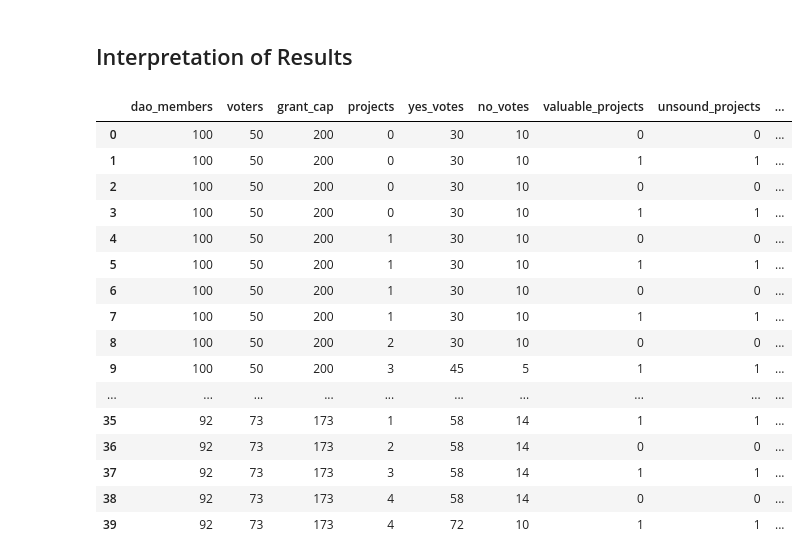
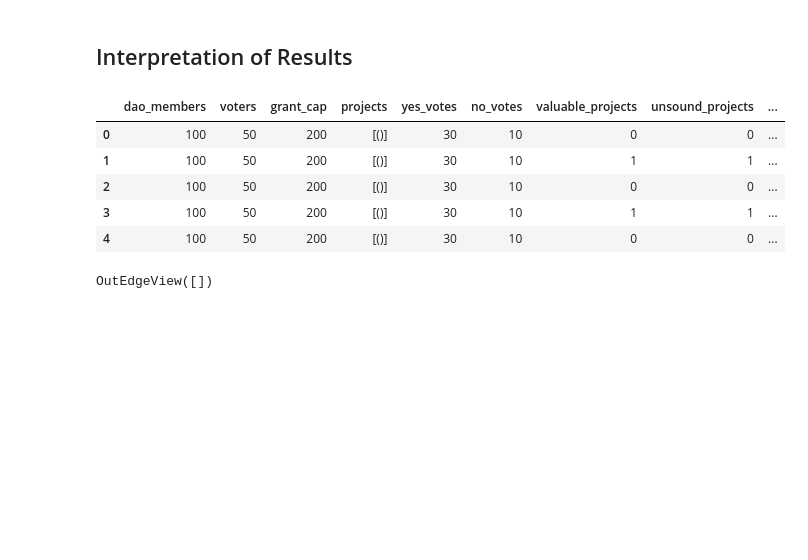
Before and after one commit to marc4gov/dao2nft, a Jupyter notebook: dao2nft.ipynb, the cells around one changed output. Drawn from its saved outputs; the diff is of its cells as text; code cells hidden in the pictures; blank space fills up the shorter version.

```diff
--- a/dao2nft.ipynb
+++ b/dao2nft.ipynb
@@ -132,25 +133,20 @@ result = experiment.run()
 # %%
 df = pd.DataFrame(result)
 # rdf = df[df['substep'] == df.substep.max()]
-df.head(40)
+df.head()
 # %% [output]
 |  | dao_members | voters | grant_cap | projects | yes_votes | no_votes | valuable_projects | unsound_projects | ... |
-| 0 | 100 | 50 | 200 | 0 | 30 | 10 | 0 | 0 | ... |
-| 1 | 100 | 50 | 200 | 0 | 30 | 10 | 1 | 1 | ... |
-| 2 | 100 | 50 | 200 | 0 | 30 | 10 | 0 | 0 | ... |
-| 3 | 100 | 50 | 200 | 0 | 30 | 10 | 1 | 1 | ... |
-| 4 | 100 | 50 | 200 | 1 | 30 | 10 | 0 | 0 | ... |
-| 5 | 100 | 50 | 200 | 1 | 30 | 10 | 1 | 1 | ... |
-| 6 | 100 | 50 | 200 | 1 | 30 | 10 | 0 | 0 | ... |
-| 7 | 100 | 50 | 200 | 1 | 30 | 10 | 1 | 1 | ... |
-| 8 | 100 | 50 | 200 | 2 | 30 | 10 | 0 | 0 | ... |
-| 9 | 100 | 50 | 200 | 3 | 45 | 5 | 1 | 1 | ... |
-| ... | ... | ... | ... | ... | ... | ... | ... | ... | ... |
-| 35 | 92 | 73 | 173 | 1 | 58 | 14 | 1 | 1 | ... |
-| 36 | 92 | 73 | 173 | 2 | 58 | 14 | 0 | 0 | ... |
-| 37 | 92 | 73 | 173 | 3 | 58 | 14 | 1 | 1 | ... |
-| 38 | 92 | 73 | 173 | 4 | 58 | 14 | 0 | 0 | ... |
-| 39 | 92 | 73 | 173 | 4 | 72 | 10 | 1 | 1 | ... |
+| 0 | 100 | 50 | 200 | [()] | 30 | 10 | 0 | 0 | ... |
+| 1 | 100 | 50 | 200 | [()] | 30 | 10 | 1 | 1 | ... |
+| 2 | 100 | 50 | 200 | [()] | 30 | 10 | 0 | 0 | ... |
+| 3 | 100 | 50 | 200 | [()] | 30 | 10 | 1 | 1 | ... |
+| 4 | 100 | 50 | 200 | [()] | 30 | 10 | 0 | 0 | ... |
+# %%
+
+graph = df['dao_graph'][40]
+graph.edges()
+# %% [output]
+OutEdgeView([])
 # %%
 import matplotlib.pyplot as plt
 
```
Also changed, not shown: parts of 5 cells of this notebook, 4 other files.
